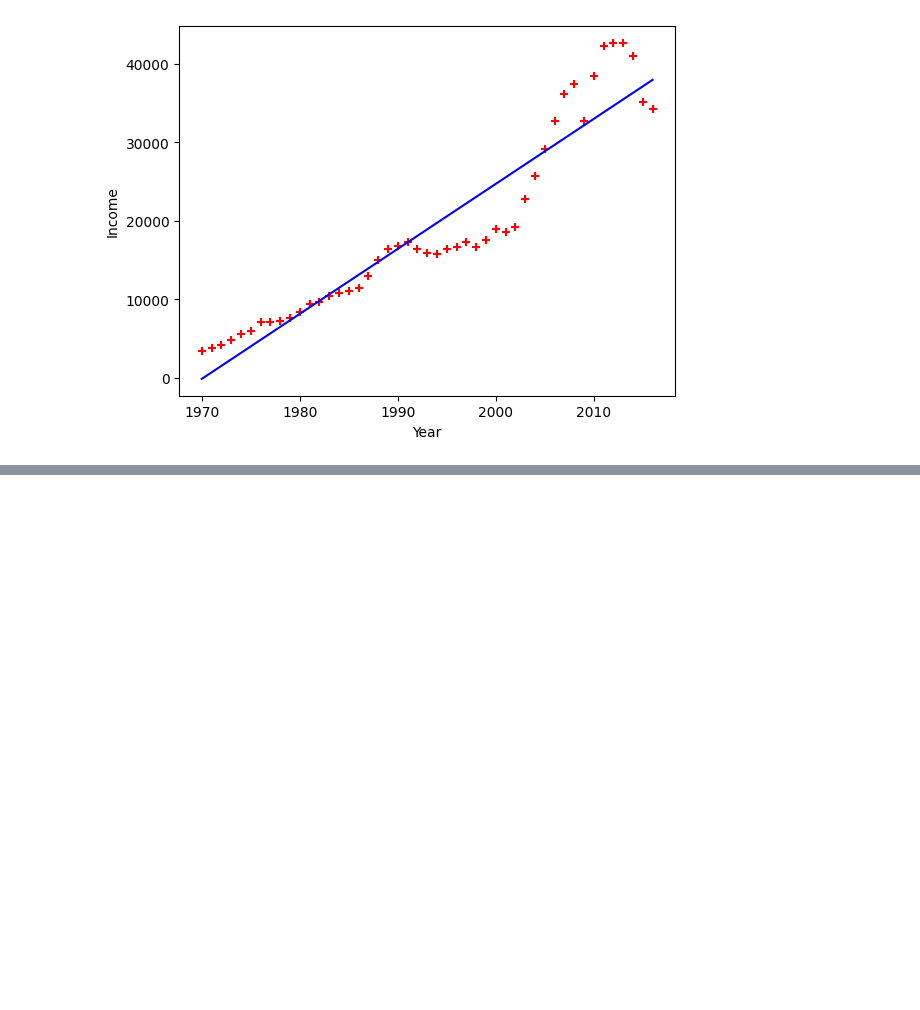
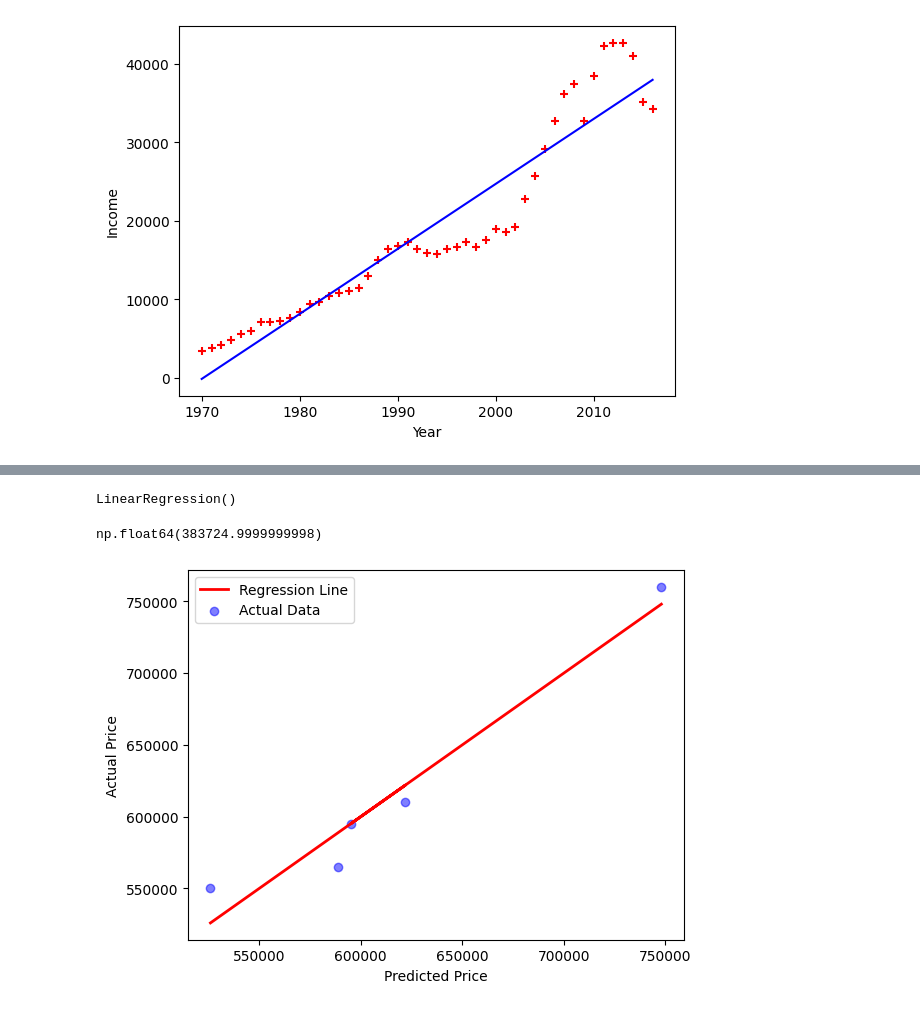
Before and after one commit to MubeenBhatti563/Daily_Coding_Practice, a Jupyter notebook: Practice/ML/LinearDataSet.ipynb, the cells around one changed output, grey strips where cells are left out. Cells and saved outputs as stored; diff of their text form; code cells hidden in the pictures; blank space fills up the shorter version.

Commit message:
Learned Multiple LineareRegression and trained simple model

```diff
--- a/Practice/ML/LinearDataSet.ipynb
+++ b/Practice/ML/LinearDataSet.ipynb
@@ -91,0 +94,8 @@ plt.plot(df1['year'], reg1.predict(df1[['year']]), color='blue')
+# %%
+df2 = pd.DataFrame({
+    'area': [2600, 3000, 3200, 3600, 4000],
+    'bedrooms': [3, 4, None, 3, 5],
+    'age': [20, 15, 18, 30, 8],
+    'price': [550000, 565000, 610000, 595000, 760000]
+})
+df2
@@ -91,0 +109,5 @@ plt.plot(df1['year'], reg1.predict(df1[['year']]), color='blue')
+# %%
+import math
+median_bedroom = math.floor(df2['bedrooms'].median())
+df2['bedrooms'] = df2.bedrooms.fillna(median_bedroom)
+df2
@@ -91,0 +121,27 @@ plt.plot(df1['year'], reg1.predict(df1[['year']]), color='blue')
+# %%
+reg3 = LinearRegression()
+reg3.fit(df2[['area', 'bedrooms', 'age']], df2['price'])
+# %% [output]
+LinearRegression()
+# %%
+reg3.intercept_
+# %% [output]
+np.float64(383724.9999999998)
+# %%
+import matplotlib.pyplot as plt
+
+# Get the predictions
+y_pred = reg3.predict(df2[['area', 'bedrooms', 'age']])
+
+# Plotting predictions against predictions creates a 45-degree straight line
+plt.plot(y_pred, y_pred, color='red', linewidth=2, label='Regression Line')
+
+# Usually, you'd scatter the actual data around this line
+plt.scatter(y_pred, df2['price'], color='blue', alpha=0.5, label='Actual Data')
+
+plt.xlabel('Predicted Price')
+plt.ylabel('Actual Price')
+plt.legend()
+plt.show()
+# %% [output]
+[figure, added]
```
Also changed, not shown: parts of 8 cells of this notebook.
